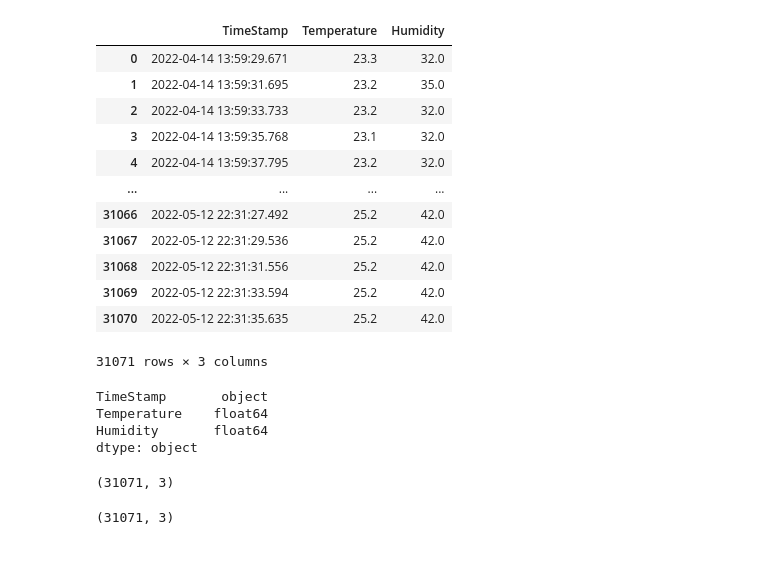
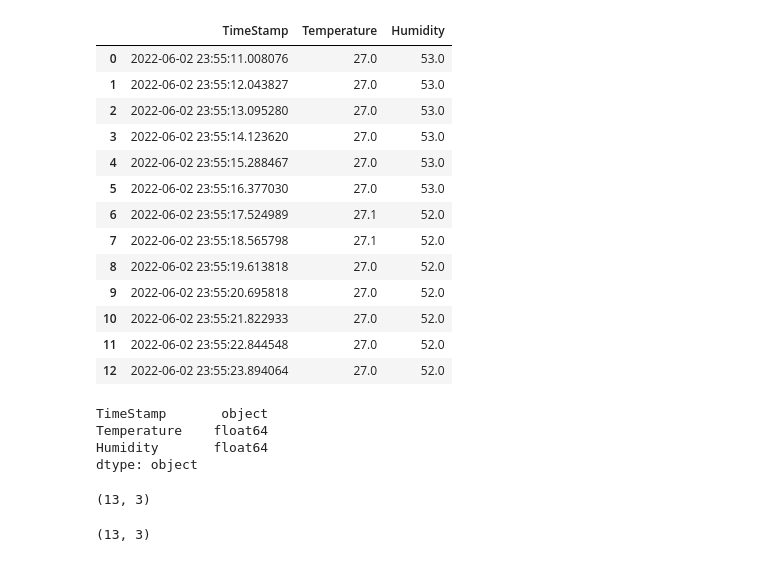
Before and after one commit to catoface/Teza-de-licenta, a Jupyter notebook: test.ipynb, the cells around one changed output. Cells and saved outputs as stored; diff of their text form; code cells hidden in the pictures.

```diff
--- a/test.ipynb
+++ b/test.ipynb
@@ -2,25 +2,24 @@
 import pandas as pd
 import matplotlib.pyplot as plt
 # %%
-df = pd.read_csv('Analysis Data.csv')
-
-df = df[['TimeStamp', 'Temperature', 'Humidity']]
+df = pd.read_csv('D:\dev\python\project\static\data.csv', names = ['TimeStamp', 'Temperature', 'Humidity'])
 
 df
 # %% [output]
 |  | TimeStamp | Temperature | Humidity |
-| 0 | 2022-04-14 13:59:29.671 | 23.3 | 32.0 |
-| 1 | 2022-04-14 13:59:31.695 | 23.2 | 35.0 |
-| 2 | 2022-04-14 13:59:33.733 | 23.2 | 32.0 |
-| 3 | 2022-04-14 13:59:35.768 | 23.1 | 32.0 |
-| 4 | 2022-04-14 13:59:37.795 | 23.2 | 32.0 |
-| ... | ... | ... | ... |
-| 31066 | 2022-05-12 22:31:27.492 | 25.2 | 42.0 |
-| 31067 | 2022-05-12 22:31:29.536 | 25.2 | 42.0 |
-| 31068 | 2022-05-12 22:31:31.556 | 25.2 | 42.0 |
-| 31069 | 2022-05-12 22:31:33.594 | 25.2 | 42.0 |
-| 31070 | 2022-05-12 22:31:35.635 | 25.2 | 42.0 |
+| 0 | 2022-06-02 23:55:11.008076 | 27.0 | 53.0 |
+| 1 | 2022-06-02 23:55:12.043827 | 27.0 | 53.0 |
+| 2 | 2022-06-02 23:55:13.095280 | 27.0 | 53.0 |
+| 3 | 2022-06-02 23:55:14.123620 | 27.0 | 53.0 |
+| 4 | 2022-06-02 23:55:15.288467 | 27.0 | 53.0 |
+| 5 | 2022-06-02 23:55:16.377030 | 27.0 | 53.0 |
+| 6 | 2022-06-02 23:55:17.524989 | 27.1 | 52.0 |
+| 7 | 2022-06-02 23:55:18.565798 | 27.1 | 52.0 |
+| 8 | 2022-06-02 23:55:19.613818 | 27.0 | 52.0 |
+| 9 | 2022-06-02 23:55:20.695818 | 27.0 | 52.0 |
+| 10 | 2022-06-02 23:55:21.822933 | 27.0 | 52.0 |
+| 11 | 2022-06-02 23:55:22.844548 | 27.0 | 52.0 |
+| 12 | 2022-06-02 23:55:23.894064 | 27.0 | 52.0 |
-31071 rows × 3 columns
 # %%
 df.dtypes
 # %% [output]
@@ -35,8 +34,8 @@ df.dropna(inplace=True)
 
 df.shape
 # %% [output]
-(31071, 3)
+(13, 3)
-(31071, 3)
+(13, 3)
 # %%
 df.set_index('TimeStamp', inplace=True)
 
```
Also changed, not shown: parts of 5 cells of this notebook.
